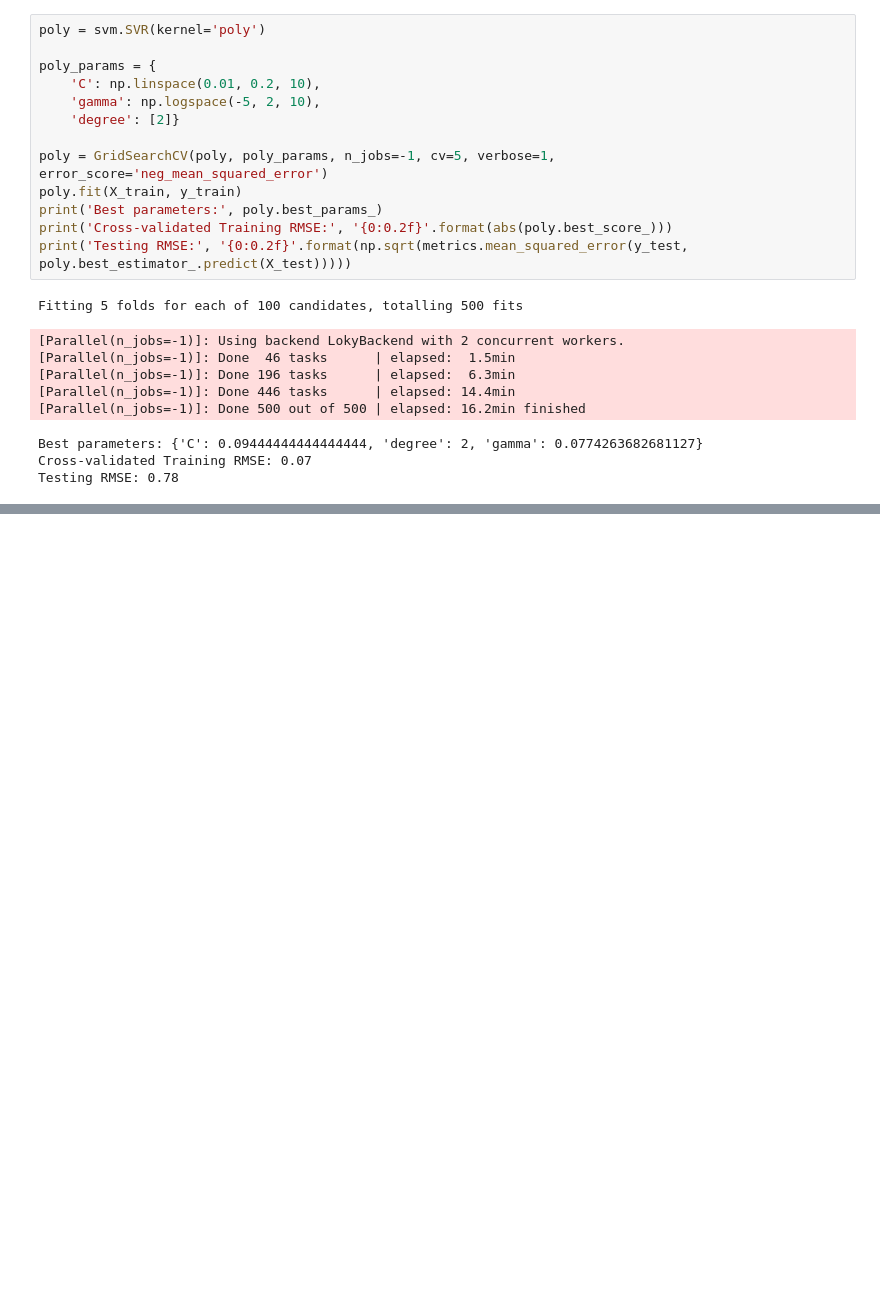
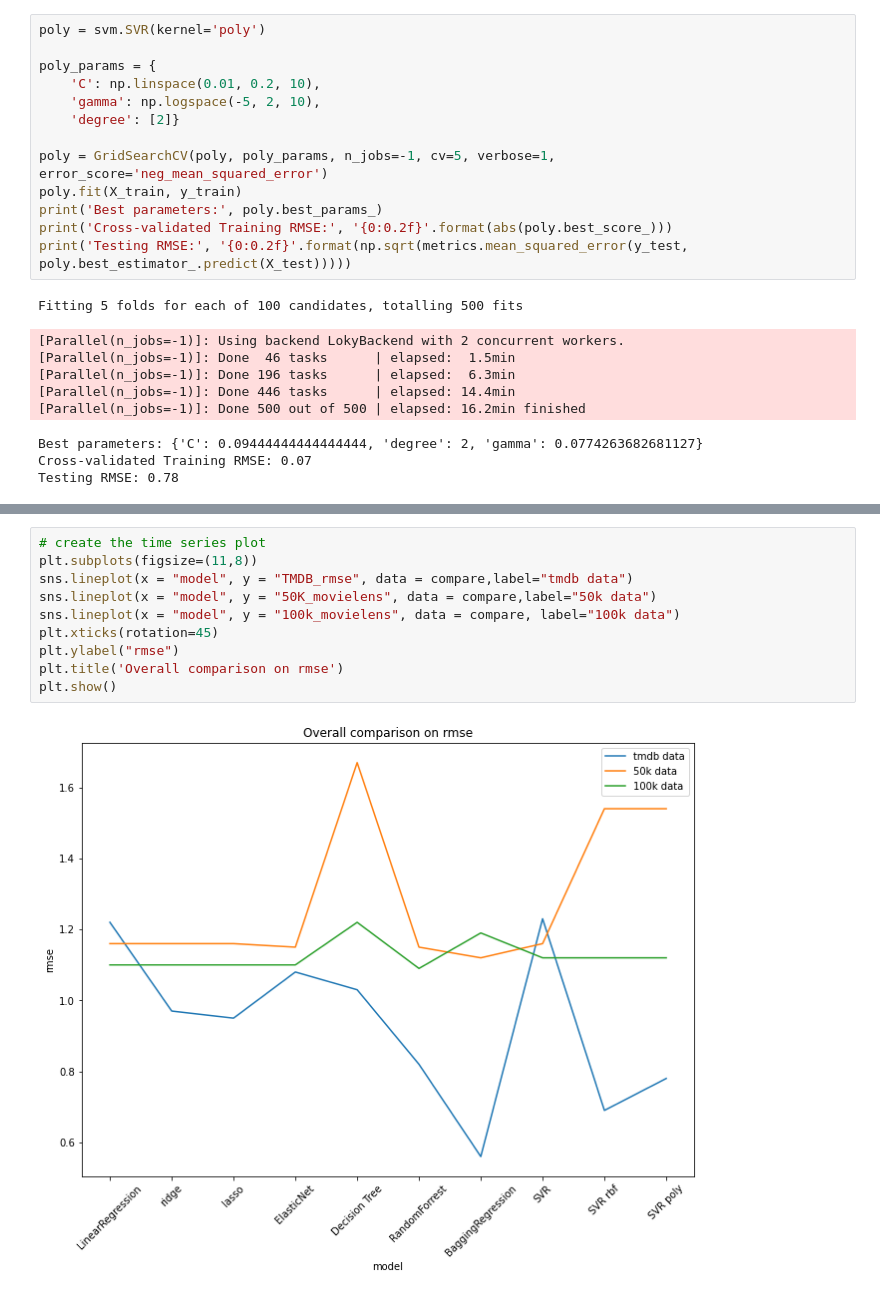
Before and after one commit to rezaul-h/Hybrid-Reccomender-System, a Jupyter notebook: TMDB_Reccomendation.ipynb, the cells around one changed output, grey strips where cells are left out. Drawn from its saved outputs; the diff is of its cells as text; blank space fills up the shorter version.

```diff
--- a/TMDB_Reccomendation.ipynb
+++ b/TMDB_Reccomendation.ipynb
@@ -1901,0 +1801,12 @@ Testing RMSE: 0.78
+# %%
+# create the time series plot
+plt.subplots(figsize=(11,8))
+sns.lineplot(x = "model", y = "TMDB_rmse", data = compare,label="tmdb data")
+sns.lineplot(x = "model", y = "50K_movielens", data = compare,label="50k data")
+sns.lineplot(x = "model", y = "100k_movielens", data = compare, label="100k data")
+plt.xticks(rotation=45)
+plt.ylabel("rmse")
+plt.title('Overall comparison on rmse')
+plt.show()
+# %% [output]
+[figure, added]
```
Also changed, not shown: parts of 40 cells of this notebook, 4 other files.
